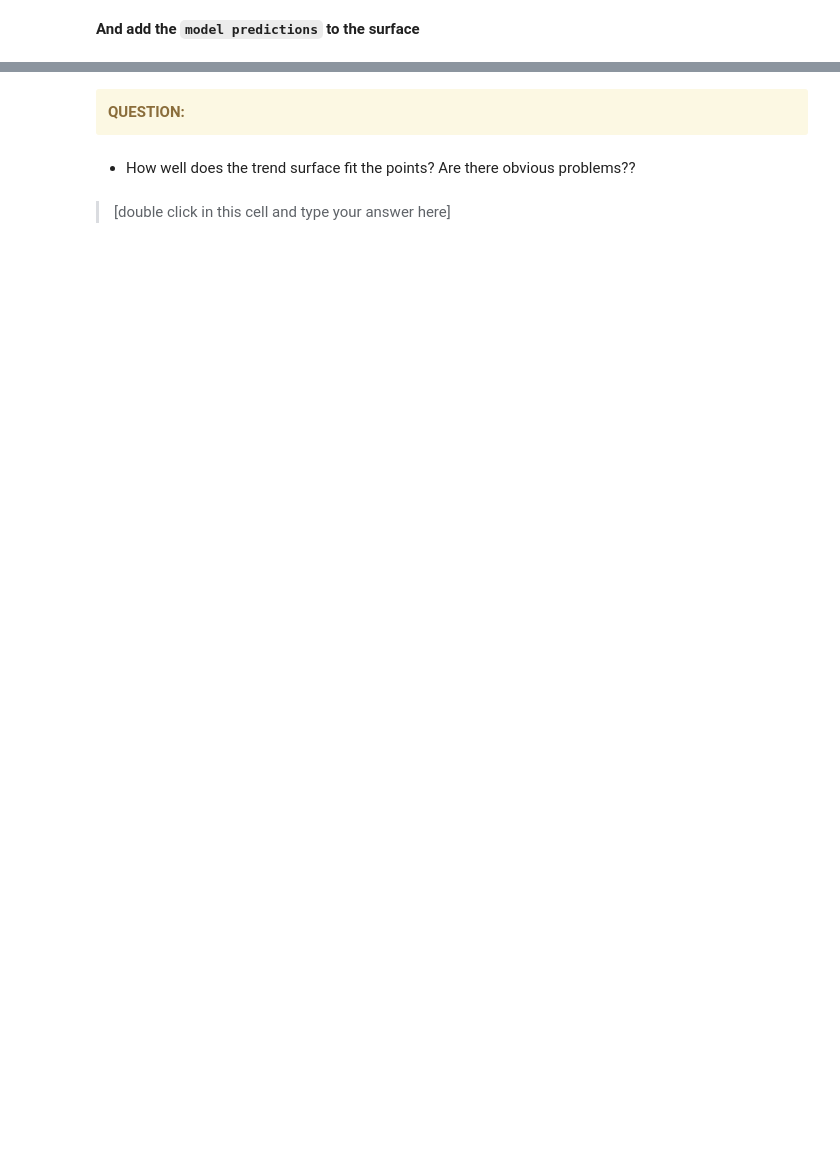
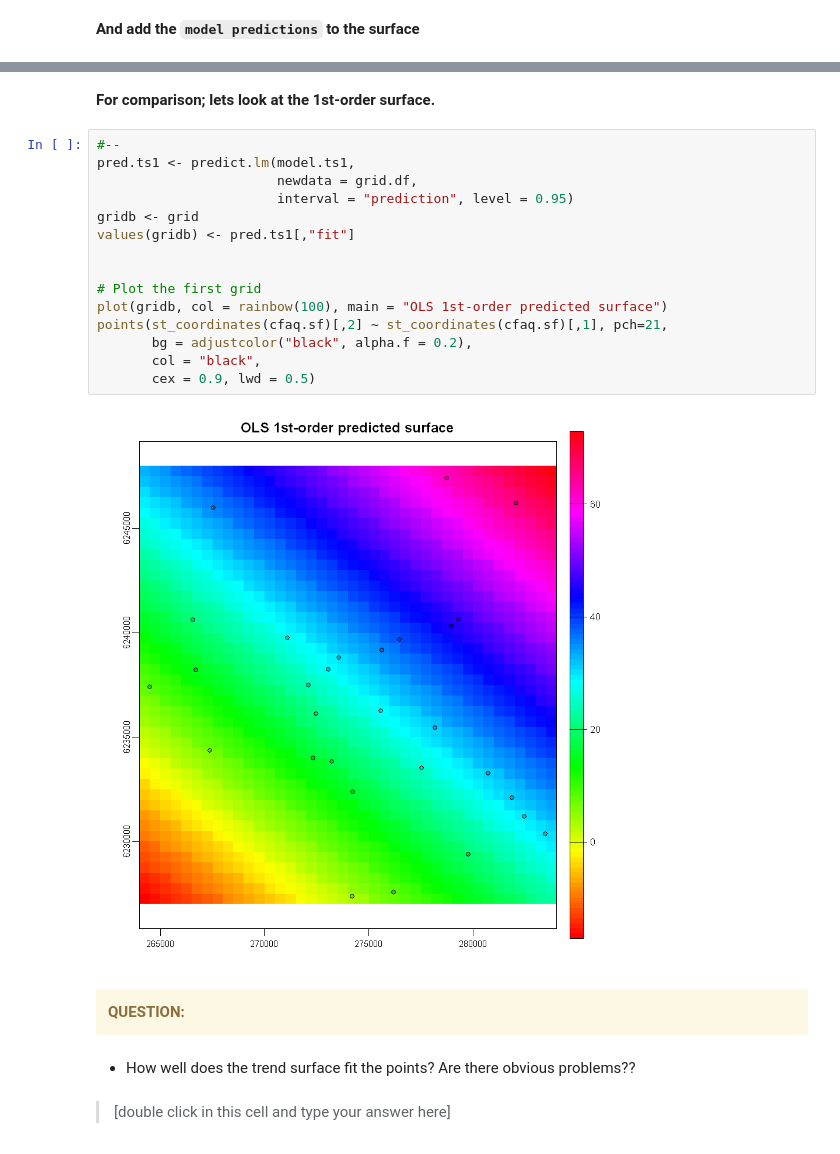
Before and after one commit to AdrianKriger/APG3040C-APG4013C, a Jupyter notebook: cptFlatsAquifer/02_extraTrendSurface.ipynb, the cells around one changed output, grey strips where cells are left out. Saved outputs shown, nothing was run; the diff lists cells and outputs as text; blank space fills up the shorter version.

```diff
--- a/cptFlatsAquifer/02_extraTrendSurface.ipynb
+++ b/cptFlatsAquifer/02_extraTrendSurface.ipynb
@@ -481,3 +491,22 @@ The `plot()` illustrates the residuals at each point _[red < and green >]_ with
+# %% [markdown]
+**For comparison; lets look at the 1st-order surface.**
+# %%
+#--
+pred.ts1 <- predict.lm(model.ts1,
+                       newdata = grid.df,
+                       interval = "prediction", level = 0.95)
+gridb <- grid
+values(gridb) <- pred.ts1[,"fit"]
+
+
+# Plot the first grid
+plot(gridb, col = rainbow(100), main = "OLS 1st-order predicted surface")
+points(st_coordinates(cfaq.sf)[,2] ~ st_coordinates(cfaq.sf)[,1], pch=21,
+       bg = adjustcolor("black", alpha.f = 0.2),
+       col = "black",
+       cex = 0.9, lwd = 0.5)
+# %% [output]
+[figure, added]
 # %% [markdown]
 <div class="alert alert-block alert-warning"><b>QUESTION: </b> </div>
 # %% [markdown]
```
Also changed, not shown: parts of 16 cells of this notebook.
